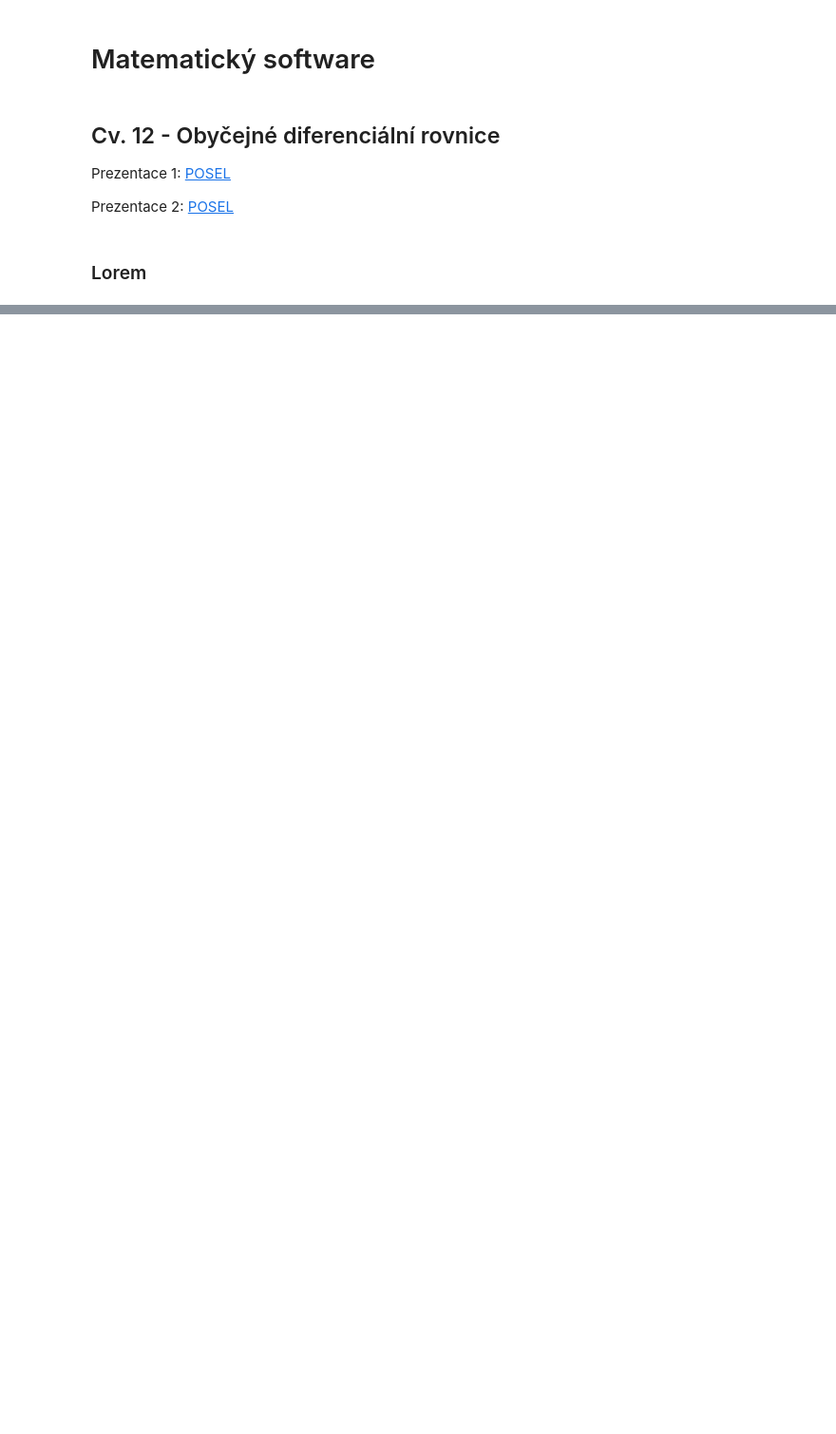
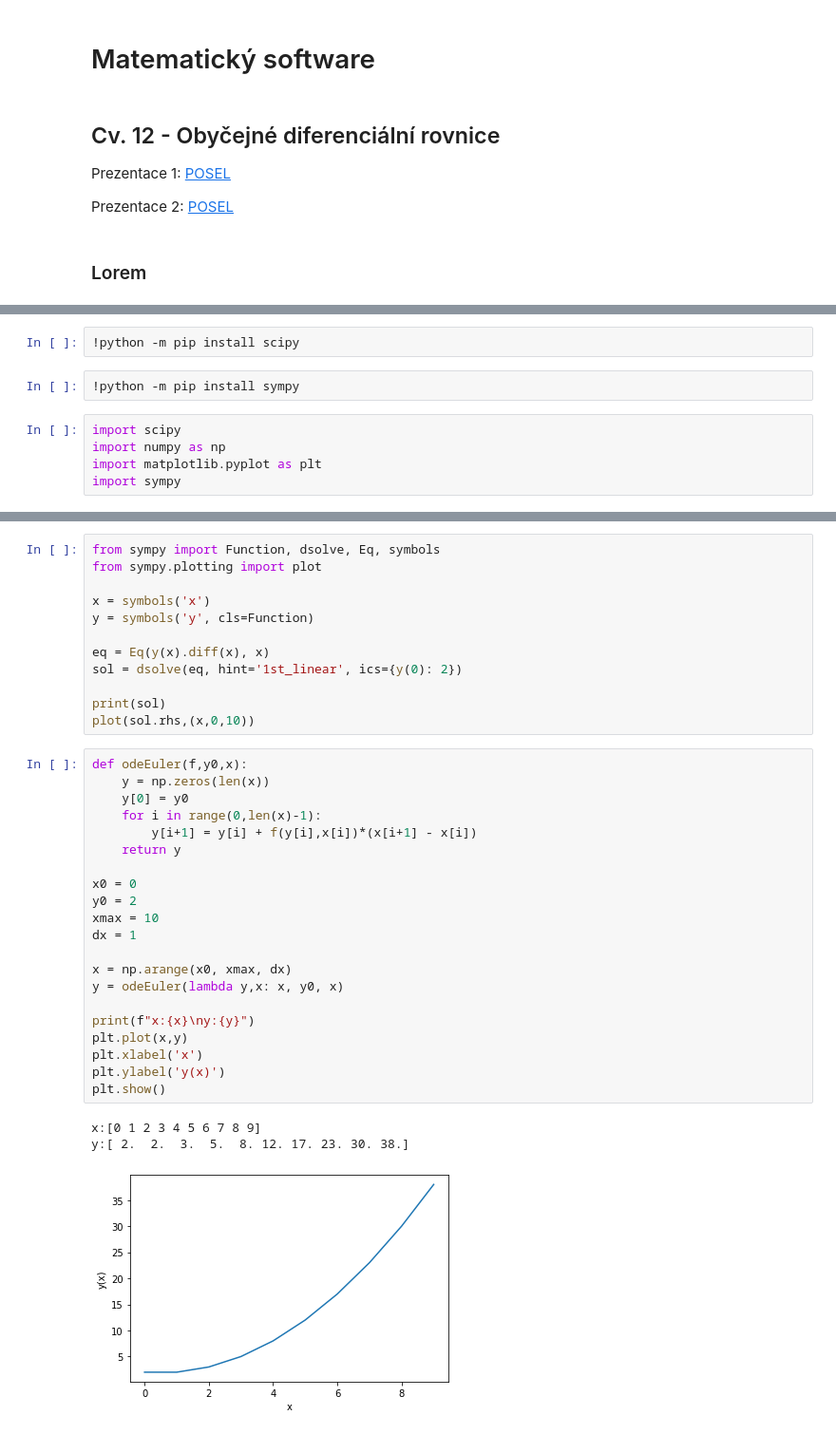
Before and after one commit to pavelberanek91/matematicky-software, a Jupyter notebook: MS12_diferencialni_rovnice.ipynb, the cells around one changed output, grey strips where cells are left out. Shown: that part at 95% size. Cells and saved outputs as stored; diff of their text form; blank space fills up the shorter version.

```diff
--- a/MS12_diferencialni_rovnice.ipynb
+++ b/MS12_diferencialni_rovnice.ipynb
@@ -13,4 +11,50 @@ Prezentace 2: [POSEL](MS12_soubory/Ode2.pdf)
+# %%
+!python -m pip install scipy
+# %%
+!python -m pip install sympy
+# %%
+import scipy
+import numpy as np
+import matplotlib.pyplot as plt
+import sympy
 # %% [markdown]
 #### Cvičení - řešení rovnice
 
 <img src="MS12_soubory/rovnice.png" alt="Drawing" style="width: 650px;"/>
+# %%
+from sympy import Function, dsolve, Eq, symbols
+from sympy.plotting import plot
+
+x = symbols('x')
+y = symbols('y', cls=Function)
+
+eq = Eq(y(x).diff(x), x)
+sol = dsolve(eq, hint='1st_linear', ics={y(0): 2})
+
+print(sol)
+plot(sol.rhs,(x,0,10))
+# %%
+def odeEuler(f,y0,x):
+    y = np.zeros(len(x))
+    y[0] = y0
+    for i in range(0,len(x)-1):
+        y[i+1] = y[i] + f(y[i],x[i])*(x[i+1] - x[i])
+    return y
+
+x0 = 0
+y0 = 2
+xmax = 10
+dx = 1
+
+x = np.arange(x0, xmax, dx)
+y = odeEuler(lambda y,x: x, y0, x)
+
+print(f"x:{x}\ny:{y}")
+plt.plot(x,y)
+plt.xlabel('x')
+plt.ylabel('y(x)')
+plt.show()
+# %% [output]
+x:[0 1 2 3 4 5 6 7 8 9]
+y:[ 2.  2.  3.  5.  8. 12. 17. 23. 30. 38.]
+[figure, added]
```
Also changed, not shown: parts of 30 cells of this notebook, 2 other files.
